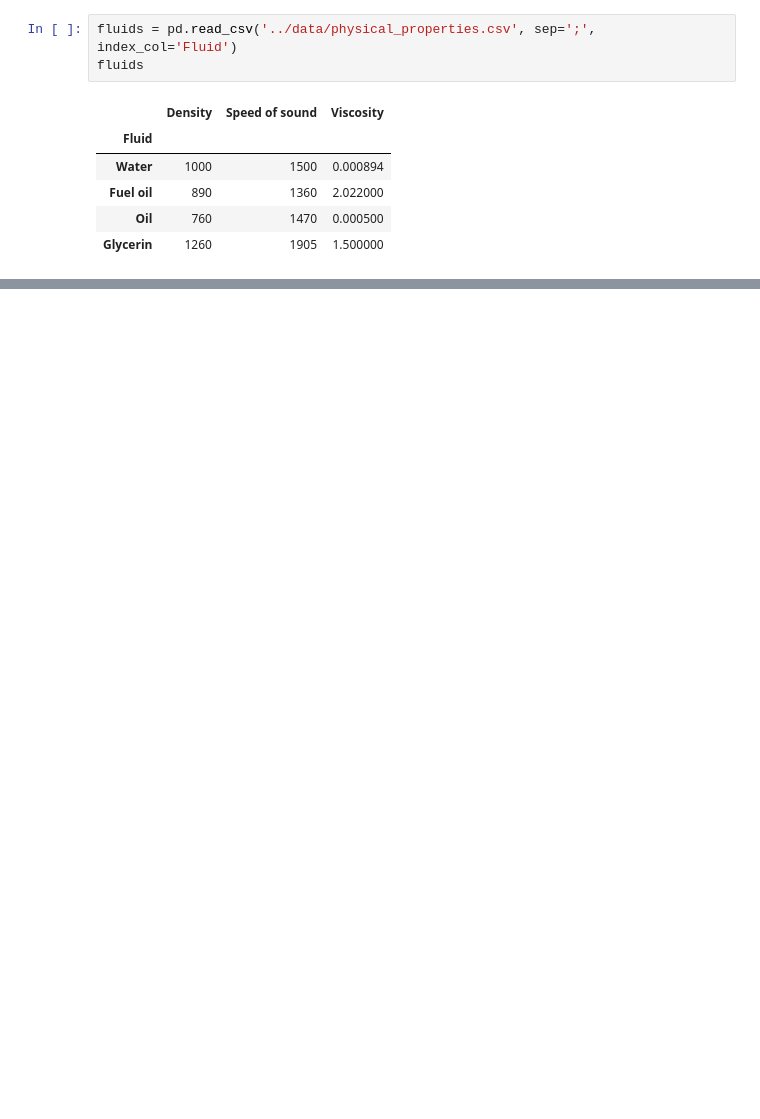
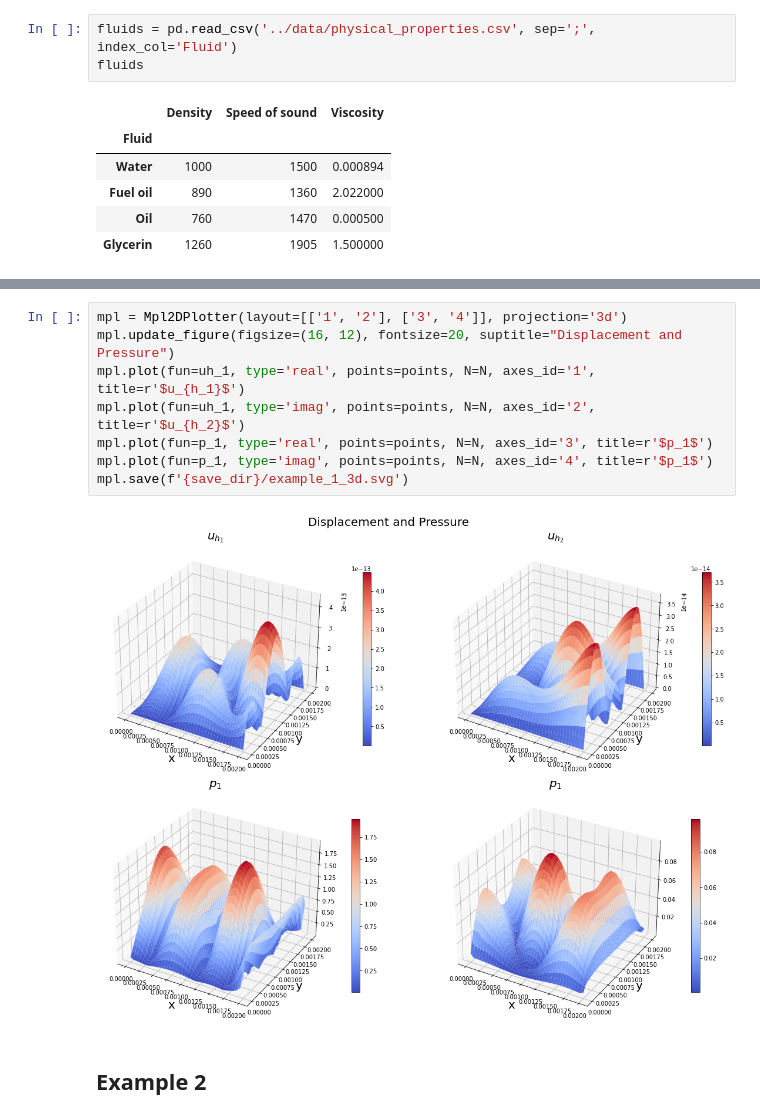
Before and after one commit to DthRazak/Dissipative-Acoustic, a Jupyter notebook: Harmonic-Oscillations/2d-homogeneous-with-dissipation.ipynb, the cells around one changed output, grey strips where cells are left out. Cells and saved outputs as stored; diff of their text form; blank space fills up the shorter version.

```diff
--- a/Harmonic-Oscillations/2d-homogeneous-with-dissipation.ipynb
+++ b/Harmonic-Oscillations/2d-homogeneous-with-dissipation.ipynb
@@ -205,0 +124,12 @@ plot_function(0, uh)
+# %%
+mpl = Mpl2DPlotter(layout=[['1', '2'], ['3', '4']], projection='3d')
+mpl.update_figure(figsize=(16, 12), fontsize=20, suptitle="Displacement and Pressure")
+mpl.plot(fun=uh_1, type='real', points=points, N=N, axes_id='1', title=r'$u_{h_1}$')
+mpl.plot(fun=uh_1, type='imag', points=points, N=N, axes_id='2', title=r'$u_{h_2}$')
+mpl.plot(fun=p_1, type='real', points=points, N=N, axes_id='3', title=r'$p_1$')
+mpl.plot(fun=p_1, type='imag', points=points, N=N, axes_id='4', title=r'$p_1$')
+mpl.save(f'{save_dir}/example_1_3d.svg')
+# %% [output]
+[figure, added]
+# %% [markdown]
+## Example 2
```
Also changed, not shown: parts of 25 cells of this notebook, 14 other files.
